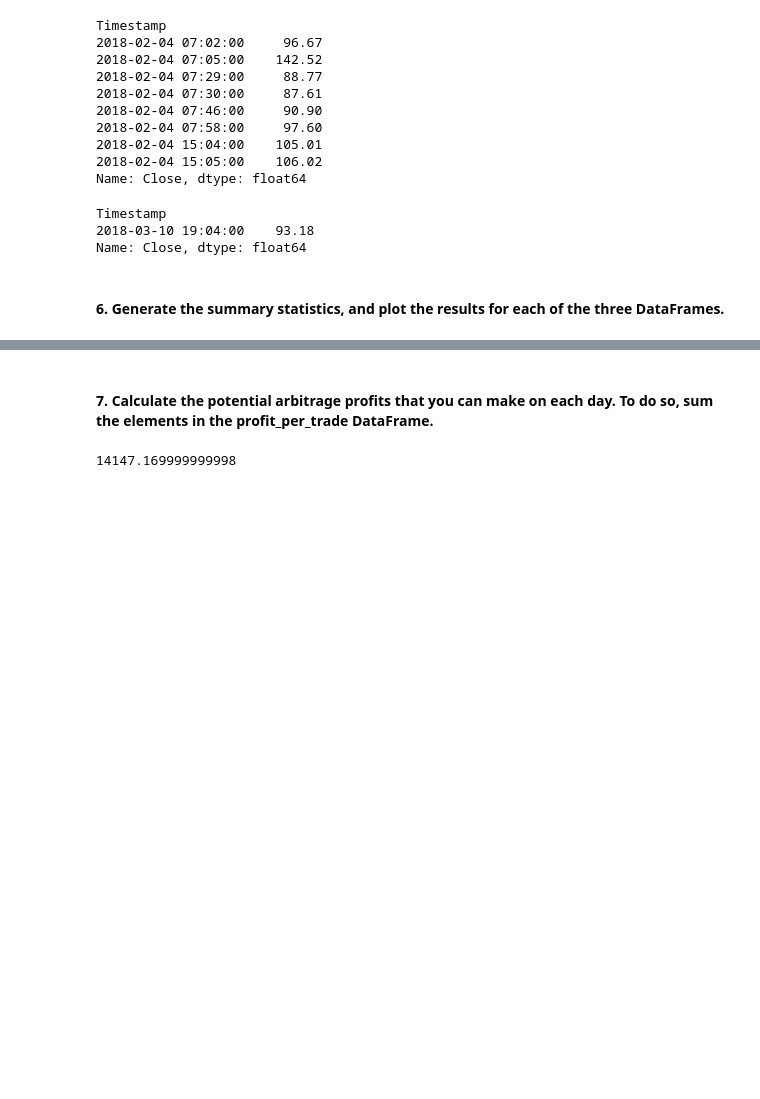
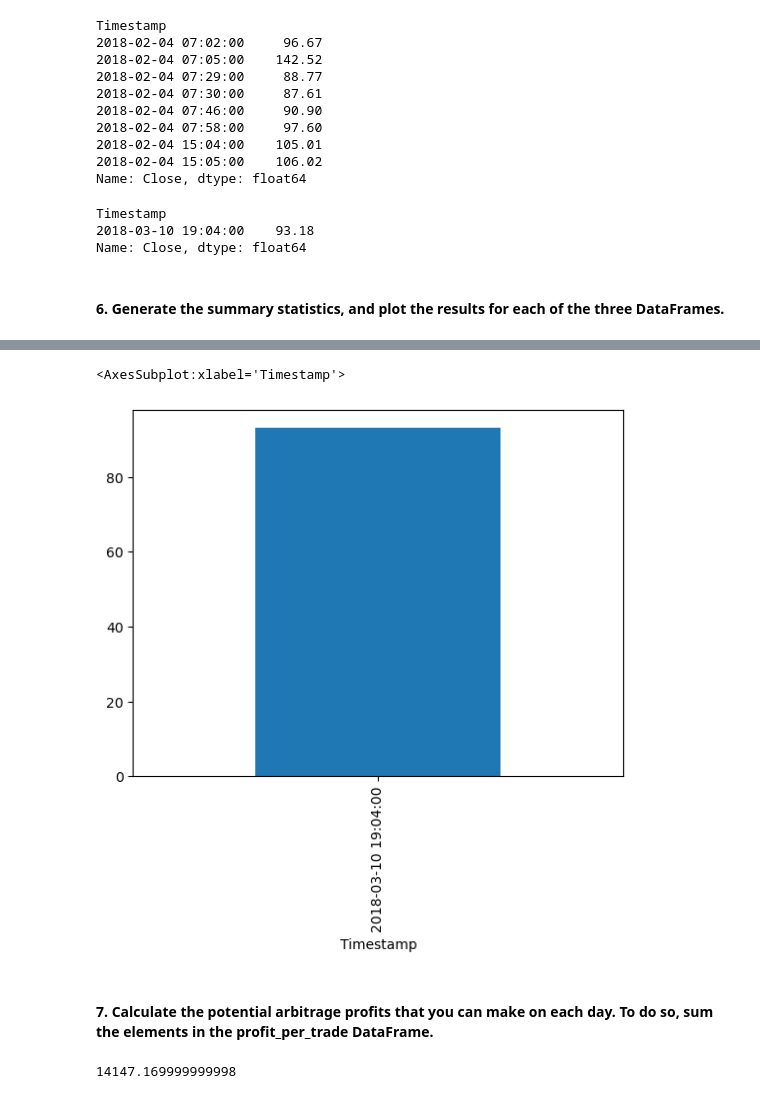
Before and after one commit to djohnst914/Bitcoin_Arbitrage_Opportunities, a Jupyter notebook: crypto_arbitrage.ipynb, the cells around one changed output, grey strips where cells are left out. Drawn from its saved outputs; the diff is of its cells as text; code cells hidden in the pictures; blank space fills up the shorter version.

```diff
--- a/crypto_arbitrage.ipynb
+++ b/crypto_arbitrage.ipynb
@@ -787,3 +819,10 @@ Name: Close, dtype: float64
+# %%
+# Plot the results for the late profit per trade DataFrame
+# use bar plot due to there only being 1 profitable trade late in the data. line plot shows nothing because of this, bar best visualizes data
+profit_per_trade_late.plot(kind='bar')
+# %% [output]
+<AxesSubplot:xlabel='Timestamp'>
+[figure, added]
 # %% [markdown]
 #### 7. Calculate the potential arbitrage profits that you can make on each day. To do so, sum the elements in the profit_per_trade DataFrame.
 # %%
```
Also changed, not shown: parts of 5 cells of this notebook.
